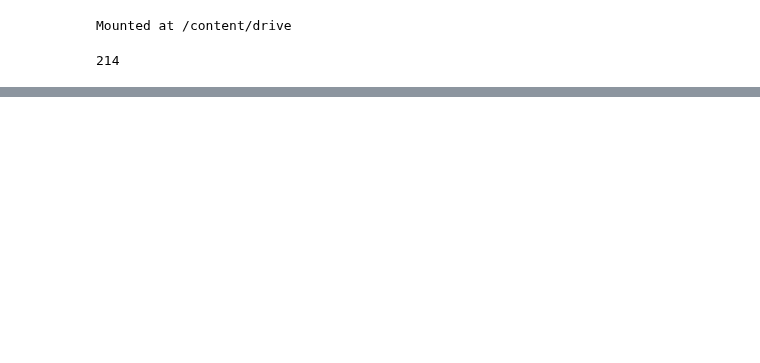
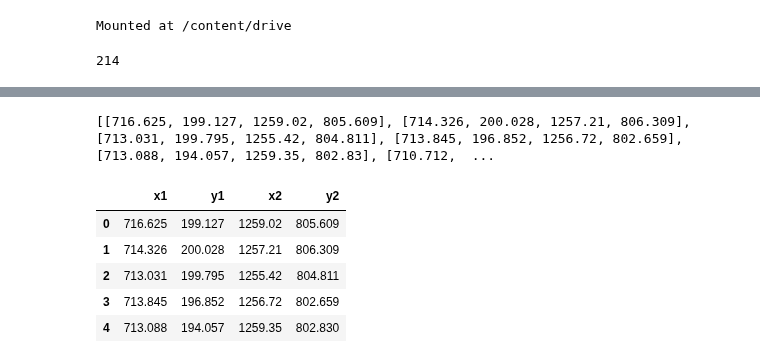
Before and after one commit to alixintong/btt-ai-know-your-customer, a Jupyter notebook: bounding_box.ipynb, the cells around one changed output, grey strips where cells are left out. Saved outputs shown, nothing was run; the diff lists cells and outputs as text; code cells hidden in the pictures; blank space fills up the shorter version.

```diff
--- a/bounding_box.ipynb
+++ b/bounding_box.ipynb
@@ -30,0 +73,4 @@ len(files)
+# %%
+print(bb)
+# %% [output]
+[[716.625, 199.127, 1259.02, 805.609], [714.326, 200.028, 1257.21, 806.309], [713.031, 199.795, 1255.42, 804.811], [713.845, 196.852, 1256.72, 802.659], [713.088, 194.057, 1259.35, 802.83], [710.712,  ...
@@ -30,0 +79,9 @@ len(files)
+# %%
+df_bb.head()
+# %% [output]
+|  | x1 | y1 | x2 | y2 |
+| 0 | 716.625 | 199.127 | 1259.02 | 805.609 |
+| 1 | 714.326 | 200.028 | 1257.21 | 806.309 |
+| 2 | 713.031 | 199.795 | 1255.42 | 804.811 |
+| 3 | 713.845 | 196.852 | 1256.72 | 802.659 |
+| 4 | 713.088 | 194.057 | 1259.35 | 802.830 |
```
Also changed, not shown: parts of 9 cells of this notebook.
